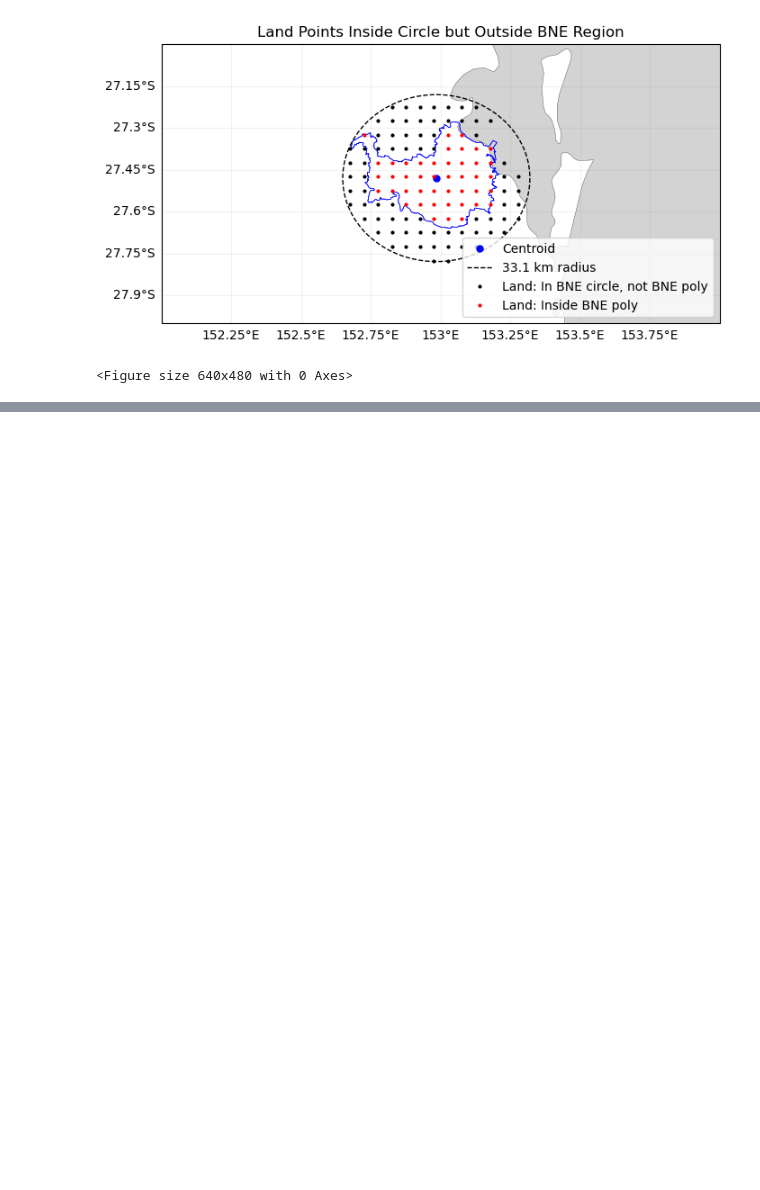
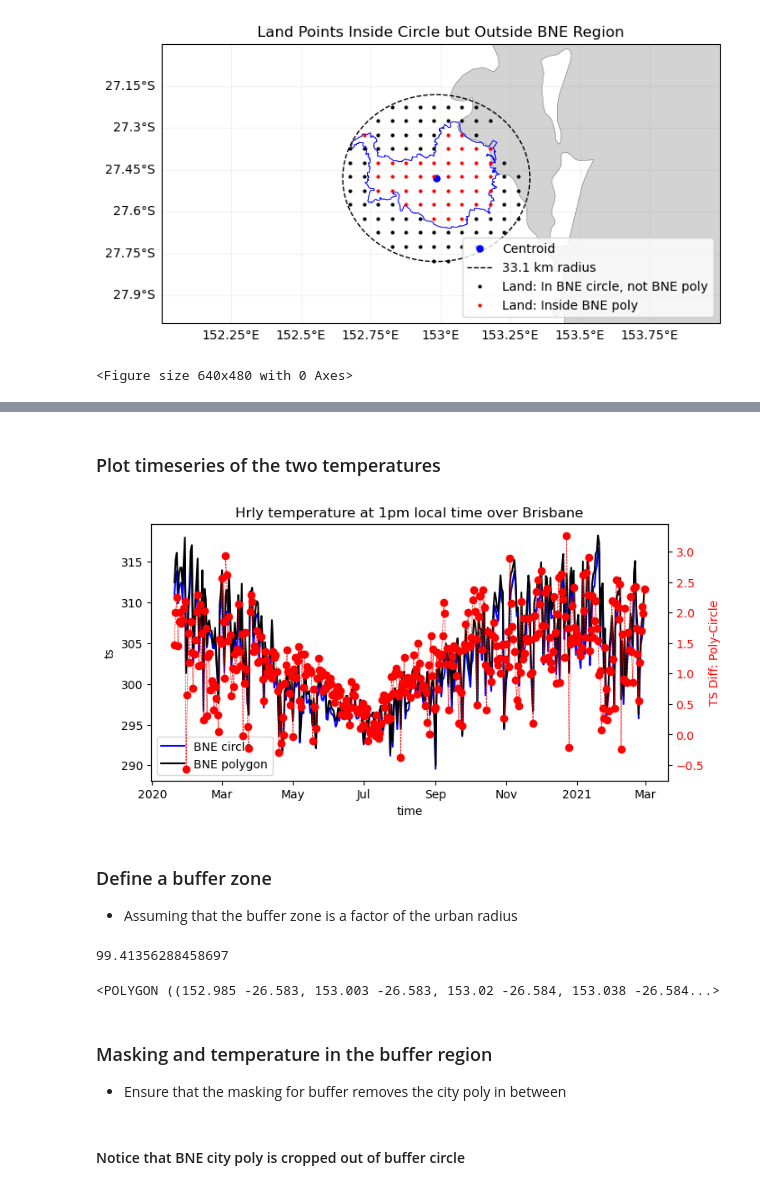
Before and after one commit to 21centuryweather/hk25-CityCirc, a Jupyter notebook: BNE_UHI_Signal.ipynb, the cells around one changed output, grey strips where cells are left out. Saved outputs shown, nothing was run; the diff lists cells and outputs as text; code cells hidden in the pictures; blank space fills up the shorter version.

```diff
--- a/BNE_UHI_Signal.ipynb
+++ b/BNE_UHI_Signal.ipynb
@@ -326,0 +408,38 @@ plt.savefig('BNE_UM_z10_data_points.png', dpi=300, bbox_inches='tight')
+# %% [markdown]
+### Plot timeseries of the two temperatures
+# %%
+fig, ax1=plt.subplots(figsize=(8, 4))
+ts_BNE_circle.mean(dim=('lat','lon')).plot(ax=ax1, color='b', label='BNE circle')
+ts_BNE_poly.mean(dim=('lat','lon')).plot(ax=ax1, color='k', label='BNE polygon')
+plt.title('')
+plt.legend()
+
+ax2=ax1.twinx()
+(ts_BNE_poly.mean(dim=('lat','lon'))-ts_BNE_circle.mean(dim=('lat','lon'))).plot(ax=ax2, linewidth=0.5, linestyle='--',
+                                                                                 marker='o',color='r', label='Poly-Circ')
+ax2.set_ylabel('TS Diff: Poly-Circle', color='r')
+ax2.tick_params(axis='y', labelcolor='r')
+plt.title("Hrly temperature at 1pm local time over Brisbane")
+
+os.chdir('%s' %(plot_path))
+plt.savefig('TS_BNE_poly_circ.png', dpi=300, bbox_inches='tight')
+# %% [output]
+[figure, added]
+# %% [markdown]
+### Define a buffer zone
+* Assuming that the buffer zone is a factor of the urban radius
+# %%
+rat_buff=3
+rad_buff = rat_buff * radius_km
+rad_buff
+# %% [output]
+99.41356288458697
+# %%
+buff_circle_lons, buff_circle_lats = create_circle(center_lat, center_lon, rad_buff)
+buff_circle_polygon = Polygon(zip(buff_circle_lons, buff_circle_lats))  # For masking
+buff_circle_polygon
+# %% [output]
+<POLYGON ((152.985 -26.583, 153.003 -26.583, 153.02 -26.584, 153.038 -26.584...>
+# %% [markdown]
+### Masking and temperature in the buffer region
+* Ensure that the masking for buffer removes the city poly in between
@@ -326,0 +463,2 @@ plt.savefig('BNE_UM_z10_data_points.png', dpi=300, bbox_inches='tight')
+# %% [markdown]
+#### Notice that BNE city poly is cropped out of buffer circle
```
Also changed, not shown: parts of 14 cells of this notebook, 2 other files.
